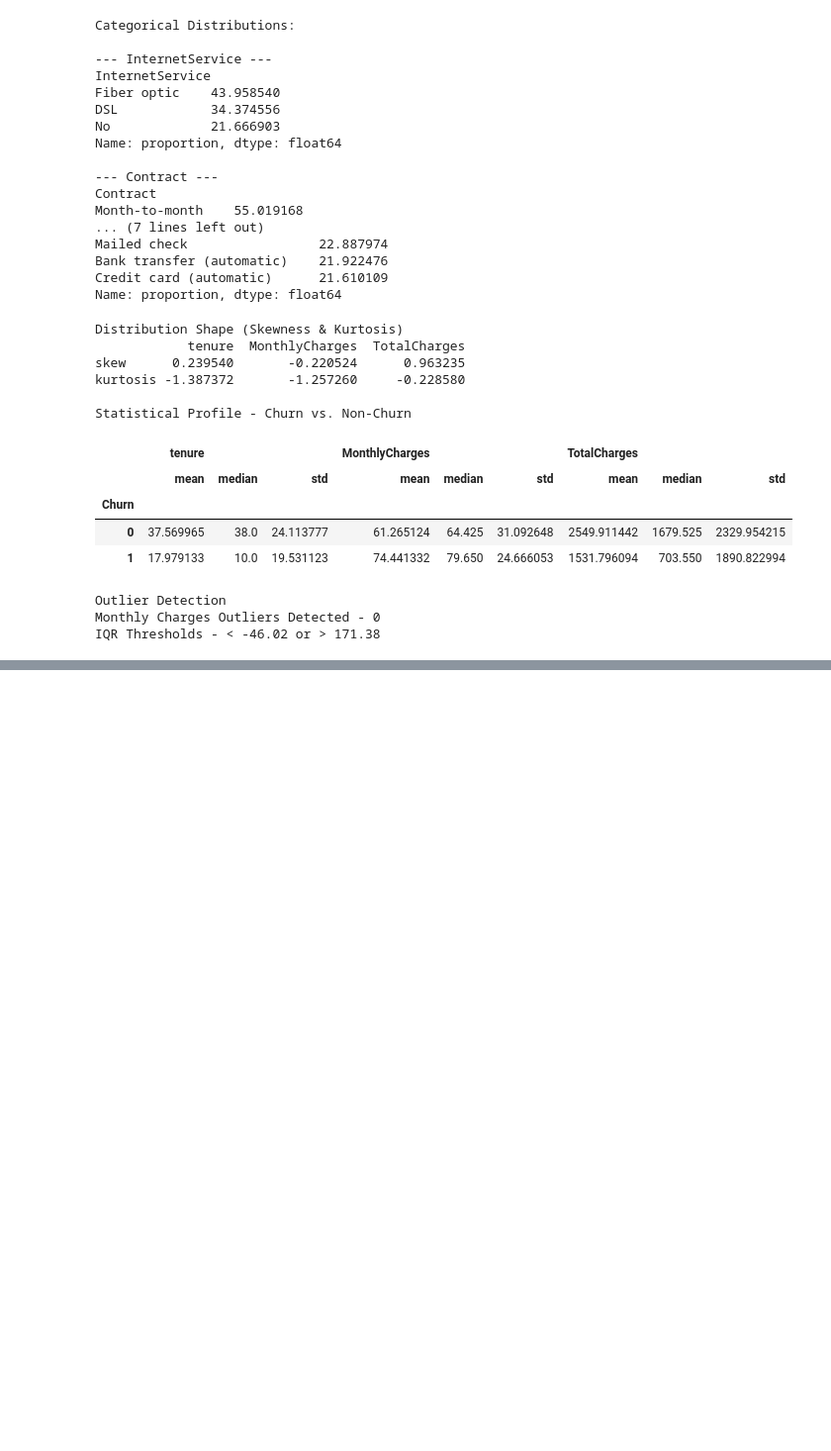
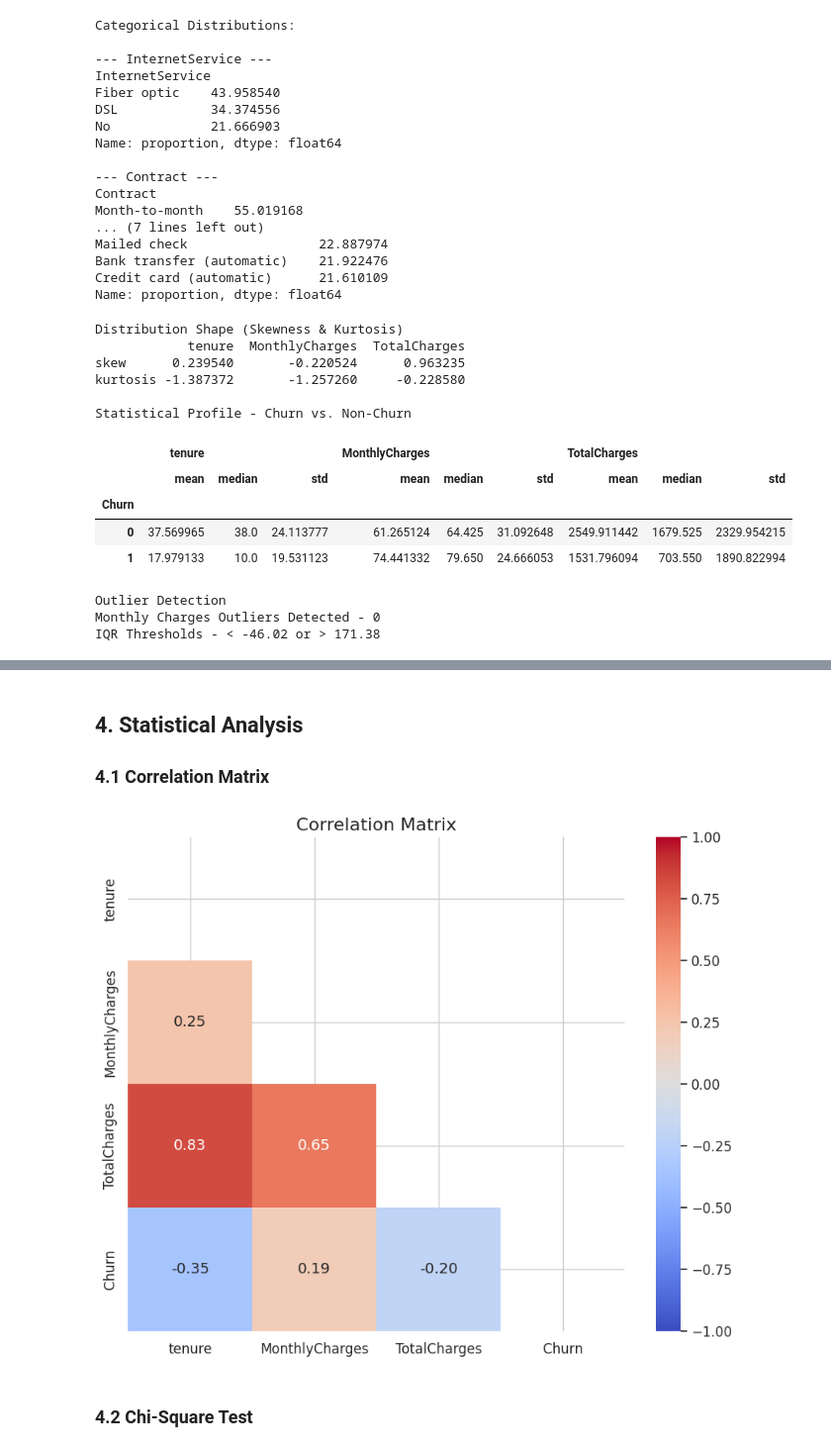
Before and after one commit to VIHANGAGIT/Telco-Customer-Churn-Analysis, a Jupyter notebook: telco_customer_churn_21021007.ipynb, the cells around one changed output, grey strips where cells are left out. Shown at 99% size. Saved outputs shown, nothing was run; the diff lists cells and outputs as text; code cells hidden in the pictures; blank space fills up the shorter version.

```diff
--- a/telco_customer_churn_21021007.ipynb
+++ b/telco_customer_churn_21021007.ipynb
@@ -199,0 +301,20 @@ IQR Thresholds - < -46.02 or > 171.38
+# %% [markdown]
+## 4. Statistical Analysis
+
+### 4.1 Correlation Matrix
+# %%
+# A. Correlation Matrix
+plt.figure(figsize=(10, 8))
+# Select only numerical columns including the binary churn
+corr_matrix = df[['tenure', 'MonthlyCharges', 'TotalCharges', 'Churn']].corr()
+
+# Mask the upper triangle for cleaner visualization
+mask = np.triu(np.ones_like(corr_matrix, dtype=bool))
+
+sns.heatmap(corr_matrix, annot=True, mask=mask, cmap='coolwarm', vmin=-1, vmax=1, fmt=".2f")
+plt.title('Correlation Matrix')
+plt.show()
+# %% [output]
+[figure, added]
+# %% [markdown]
+### 4.2 Chi-Square Test
```
Also changed, not shown: parts of 11 cells of this notebook.
